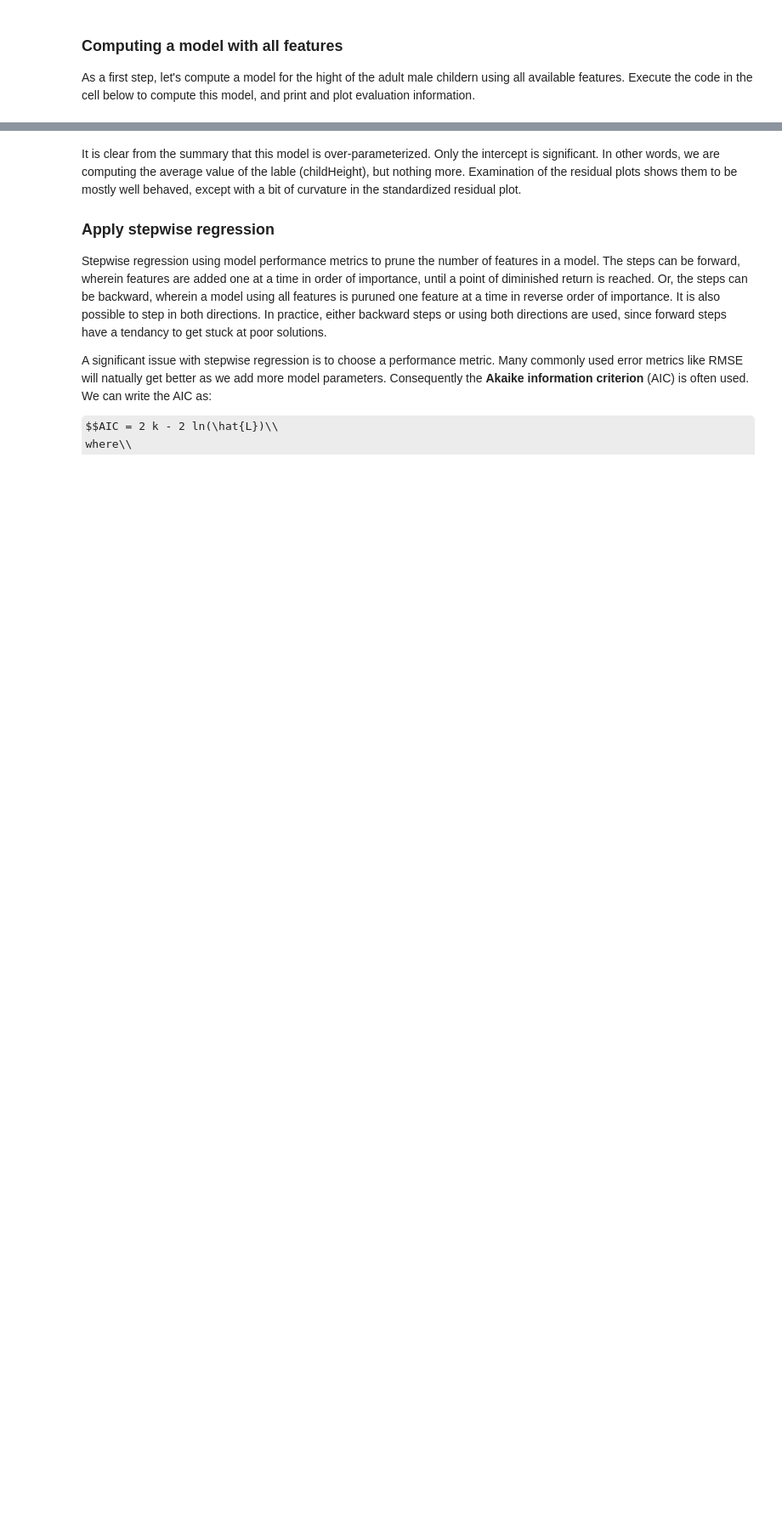
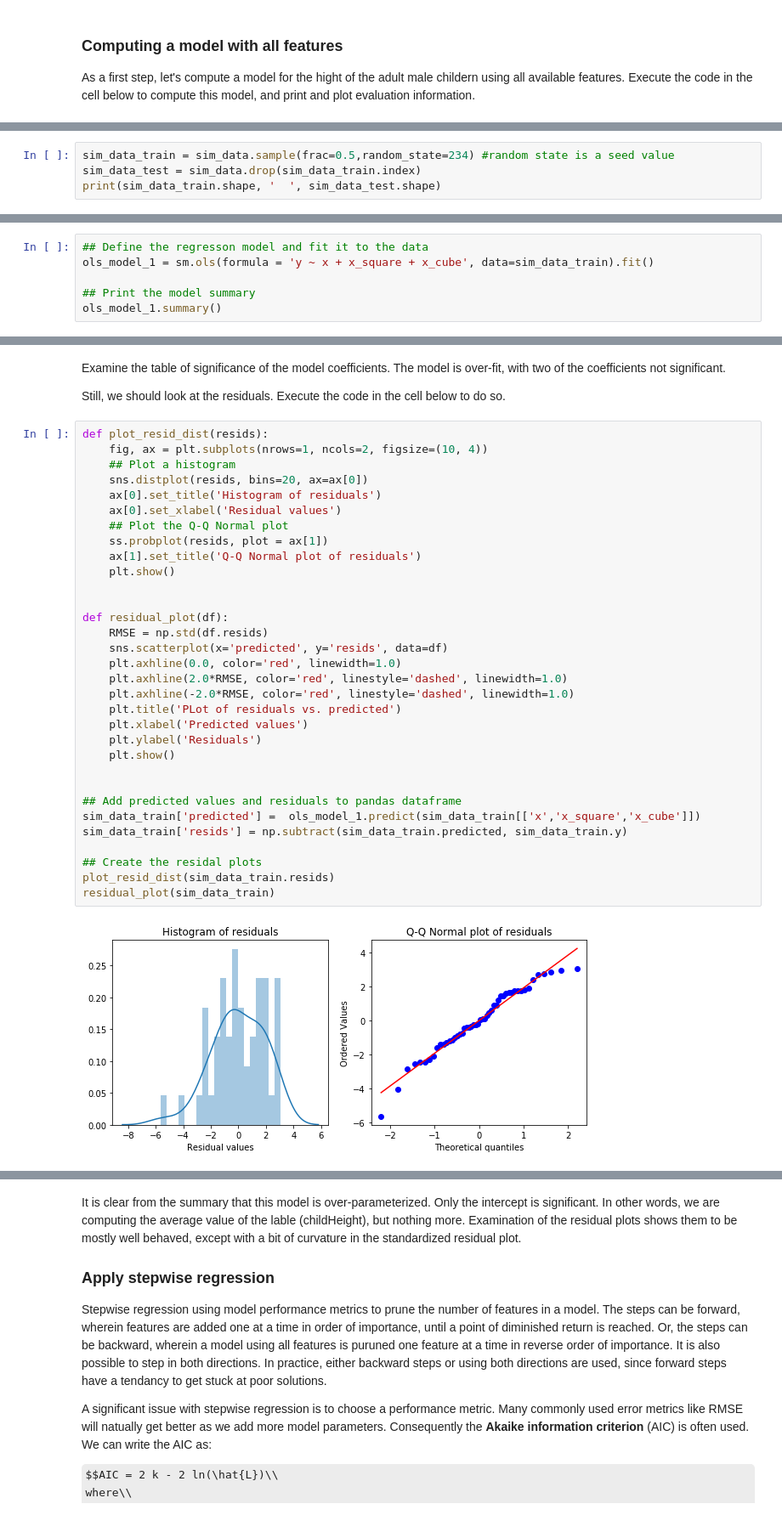
Before and after one commit to StephenElston/DataScience410, a Jupyter notebook: Lecture7/Regression2.ipynb, the cells around one changed output, grey strips where cells are left out. Shown at 85% size. Saved outputs shown, nothing was run; the diff lists cells and outputs as text; some formulas as TeX source; blank space fills up the shorter version.

```diff
--- a/Lecture7/Regression2.ipynb
+++ b/Lecture7/Regression2.ipynb
@@ -169,0 +102,4 @@ Warnings:
+# %%
+sim_data_train = sim_data.sample(frac=0.5,random_state=234) #random state is a seed value
+sim_data_test = sim_data.drop(sim_data_train.index)
+print(sim_data_train.shape, '  ', sim_data_test.shape)
@@ -169,0 +110,6 @@ Warnings:
+# %%
+## Define the regresson model and fit it to the data
+ols_model_1 = sm.ols(formula = 'y ~ x + x_square + x_cube', data=sim_data_train).fit()
+
+## Print the model summary
+ols_model_1.summary()
@@ -169,0 +138,38 @@ Warnings:
+# %% [markdown]
+Examine the table of significance of the model coefficients. The model is over-fit, with two of the coefficients not significant.
+
+Still, we should look at the residuals. Execute the code in the cell below to do so.
+# %%
+def plot_resid_dist(resids):
+    fig, ax = plt.subplots(nrows=1, ncols=2, figsize=(10, 4))
+    ## Plot a histogram
+    sns.distplot(resids, bins=20, ax=ax[0])
+    ax[0].set_title('Histogram of residuals')
+    ax[0].set_xlabel('Residual values')
+    ## Plot the Q-Q Normal plot
+    ss.probplot(resids, plot = ax[1])
+    ax[1].set_title('Q-Q Normal plot of residuals')
+    plt.show()
+
+
+def residual_plot(df):
+    RMSE = np.std(df.resids)
+    sns.scatterplot(x='predicted', y='resids', data=df)
+    plt.axhline(0.0, color='red', linewidth=1.0)
+    plt.axhline(2.0*RMSE, color='red', linestyle='dashed', linewidth=1.0)
+    plt.axhline(-2.0*RMSE, color='red', linestyle='dashed', linewidth=1.0)
+    plt.title('PLot of residuals vs. predicted')
+    plt.xlabel('Predicted values')
+    plt.ylabel('Residuals')
+    plt.show()
+
+
+## Add predicted values and residuals to pandas dataframe
+sim_data_train['predicted'] =  ols_model_1.predict(sim_data_train[['x','x_square','x_cube']])
+sim_data_train['resids'] = np.subtract(sim_data_train.predicted, sim_data_train.y)
+
+## Create the residal plots
+plot_resid_dist(sim_data_train.resids)
+residual_plot(sim_data_train)
+# %% [output]
+[figure, added]
```
Also changed, not shown: parts of 22 cells of this notebook.
